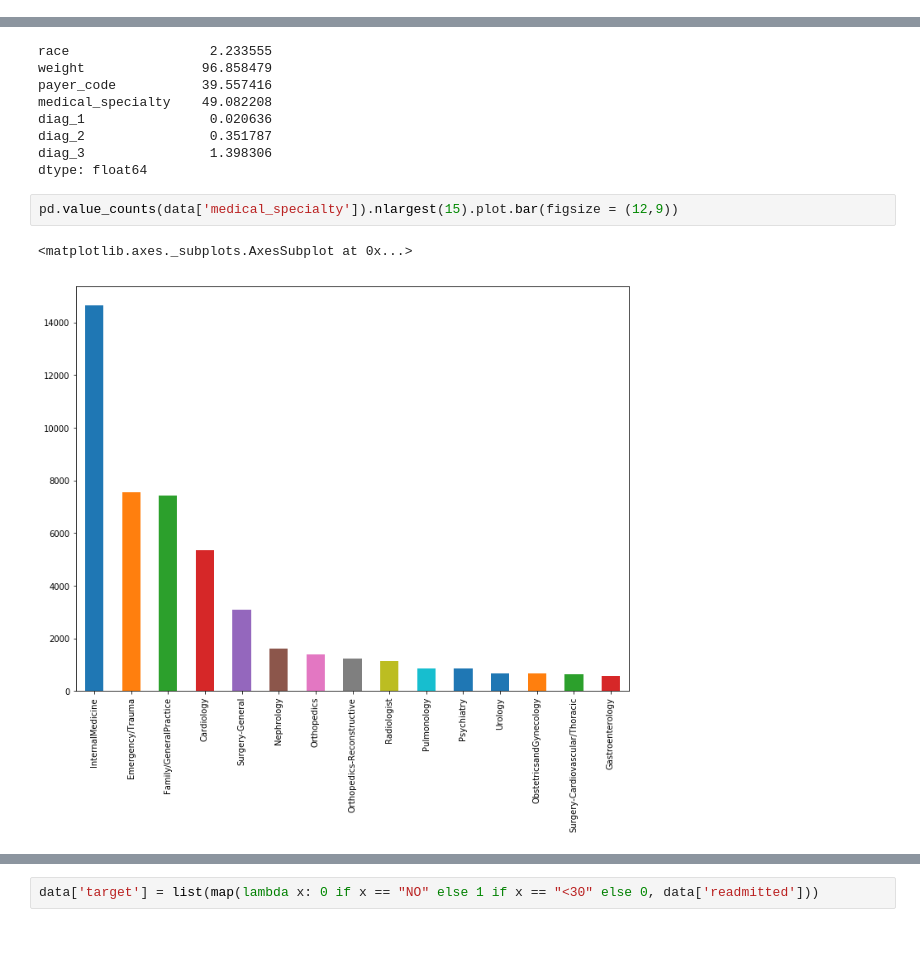
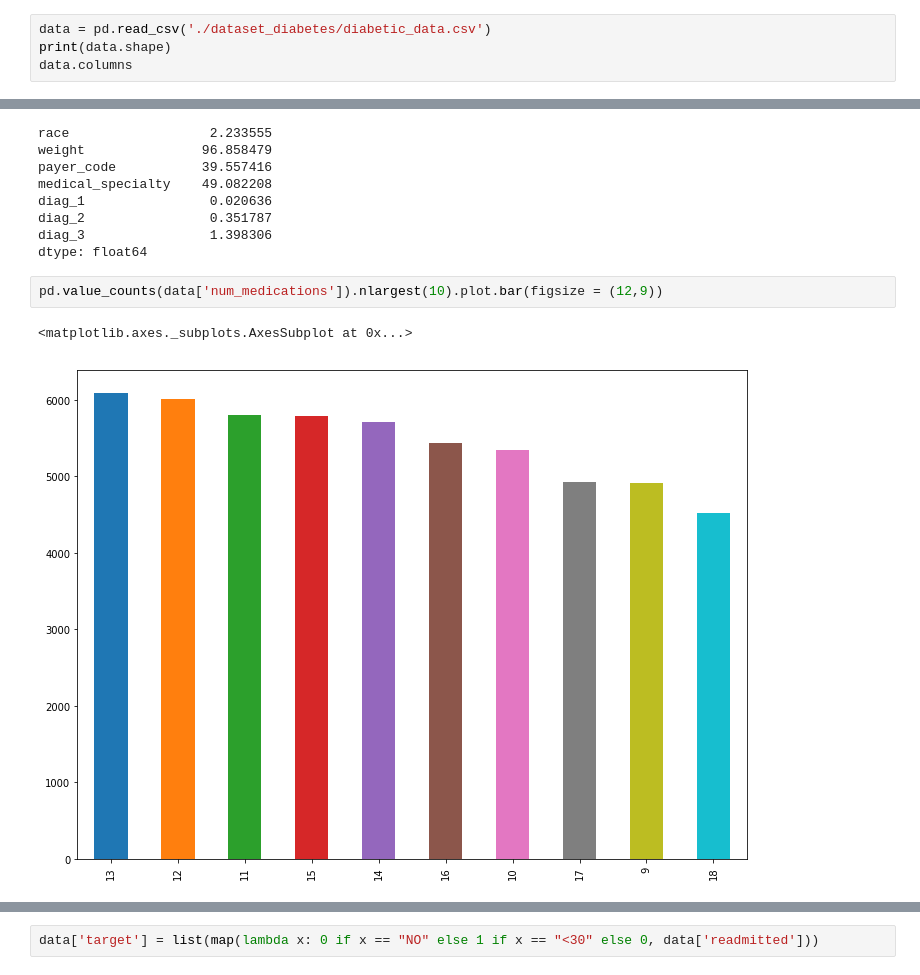
Before and after one commit to joonsooro/UnitedHealthcare, a Jupyter notebook: Leo/EDA.ipynb, the cells around one changed output, grey strips where cells are left out. Drawn from its saved outputs; the diff is of its cells as text; blank space fills up the shorter version.

```diff
--- a/Leo/EDA.ipynb
+++ b/Leo/EDA.ipynb
@@ -16,0 +13,4 @@ data.columns
+# %%
+data = pd.read_csv('./dataset_diabetes/diabetic_data.csv')
+print(data.shape)
+data.columns
@@ -52,10 +86,10 @@ diag_2                0.351787
 diag_3                1.398306
 dtype: float64
 # %%
-pd.value_counts(data['medical_specialty']).nlargest(15).plot.bar(figsize = (12,9))
+pd.value_counts(data['num_medications']).nlargest(10).plot.bar(figsize = (12,9))
 # %% [output]
 <matplotlib.axes._subplots.AxesSubplot at 0x...>
-[figure, old version]
+[figure, new version]
 # %%
 pd.value_counts(data['glimepiride']).nlargest(15).plot.bar(figsize = (12,10))
 # %% [output]
```
Also changed, not shown: parts of 5 cells of this notebook, 3 other files.
